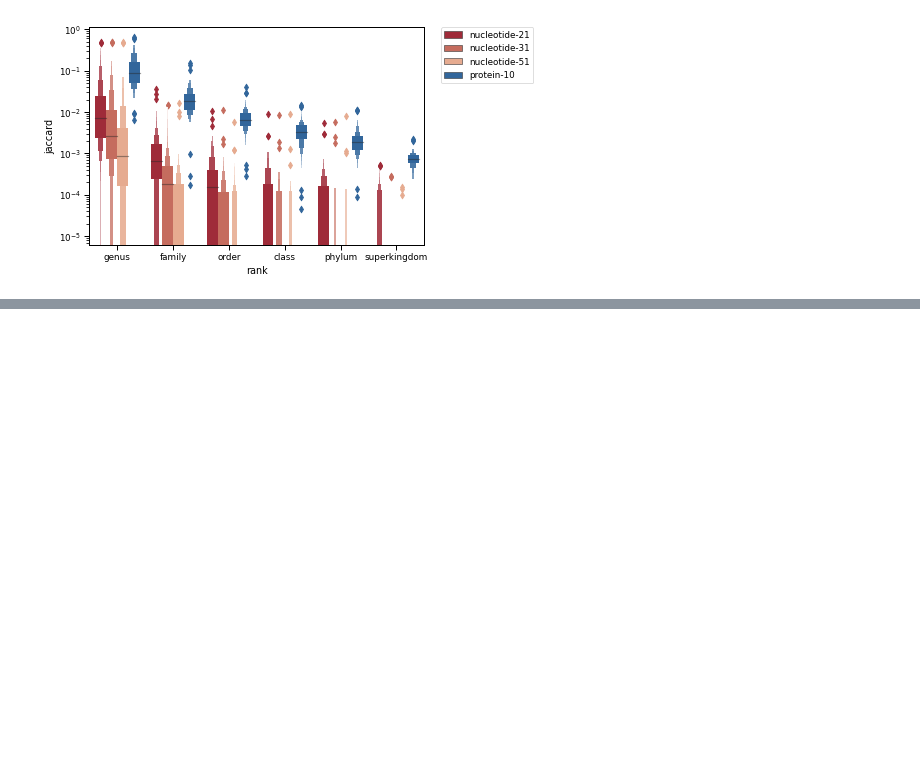
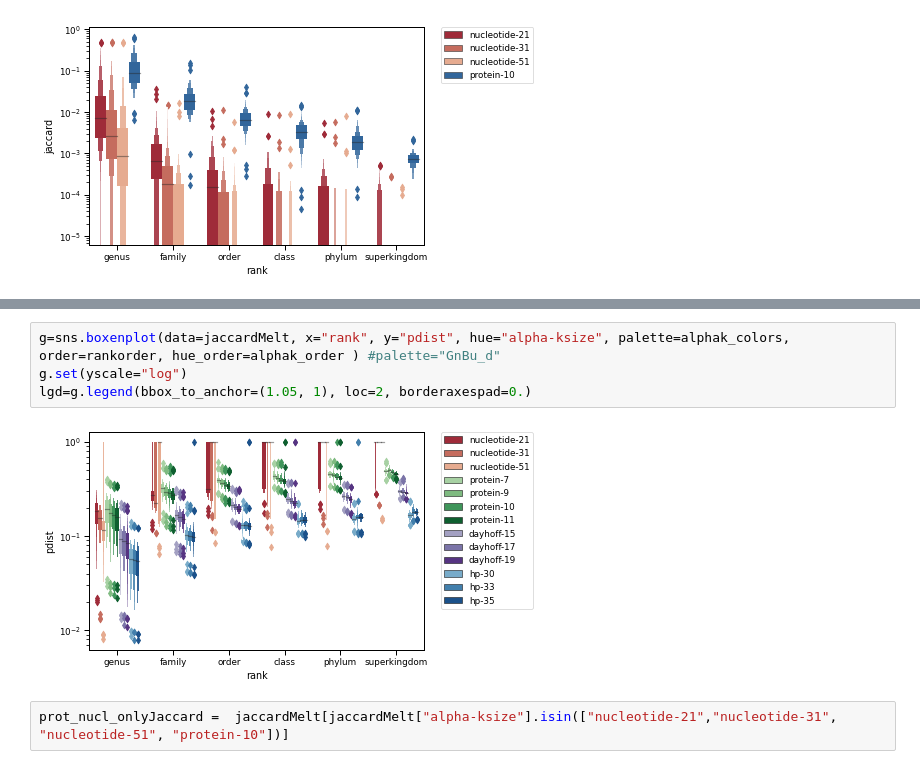
Before and after one commit to bluegenes/2020-dist-compare, a Jupyter notebook: notebooks/evolpaths-jaccard-and-contain.ipynb, the cells around one changed output, grey strips where cells are left out. Drawn from its saved outputs; the diff is of its cells as text; blank space fills up the shorter version.

```diff
--- a/notebooks/evolpaths-jaccard-and-contain.ipynb
+++ b/notebooks/evolpaths-jaccard-and-contain.ipynb
@@ -299,0 +336,8 @@ fig.savefig("anchor-jaccard.nucl3-prot.logscale.pdf", bbox_extra_artists=(lgd,),
+# %%
+g=sns.boxenplot(data=jaccardMelt, x="rank", y="pdist", hue="alpha-ksize", palette=alphak_colors, order=rankorder, hue_order=alphak_order ) #palette="GnBu_d"
+g.set(yscale="log")
+lgd=g.legend(bbox_to_anchor=(1.05, 1), loc=2, borderaxespad=0.)
+# %% [output]
+[figure, added]
+# %%
+prot_nucl_onlyJaccard =  jaccardMelt[jaccardMelt["alpha-ksize"].isin(["nucleotide-21","nucleotide-31", "nucleotide-51", "protein-10"])]
```
Also changed, not shown: parts of 6 cells of this notebook.
